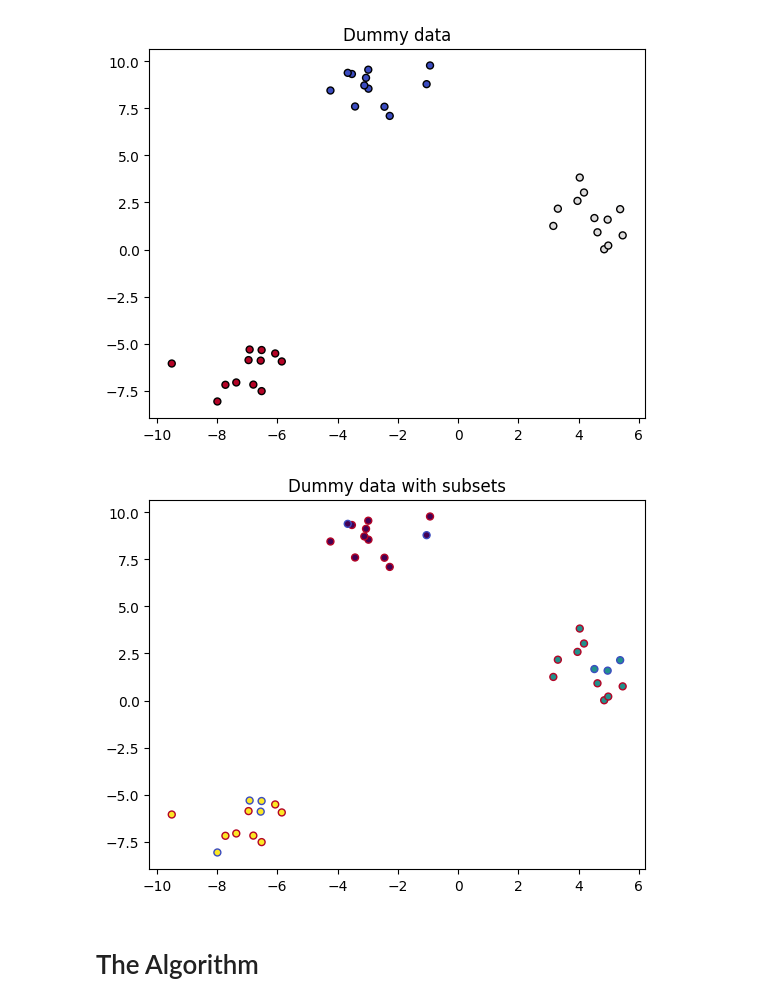
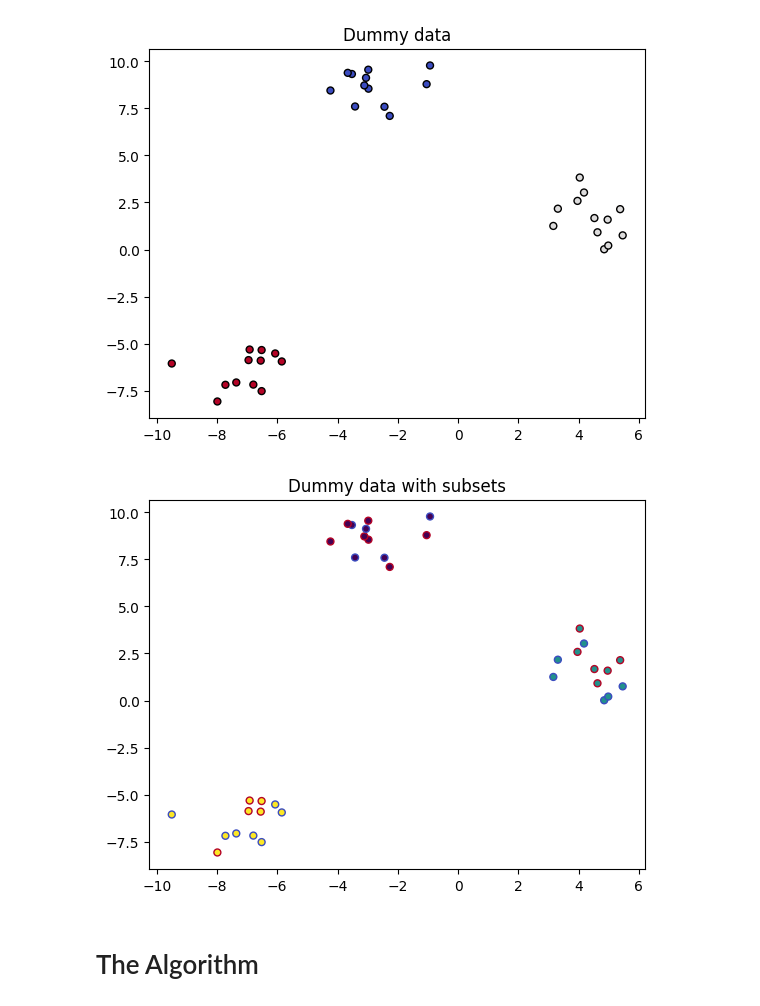
Before and after one commit to TheTree27/fair-kMSR, a Jupyter notebook: fkmsr.ipynb, the cells around one changed output. Saved outputs shown, nothing was run; the diff lists cells and outputs as text; code cells hidden in the pictures.

```diff
--- a/fkmsr.ipynb
+++ b/fkmsr.ipynb
@@ -33,18 +35,18 @@ plt.show()
 # %% [output]
 [figure]
 # %%
-# choosing points to represent two subsets in 1:3 ratio:
-subset_membership = np.array([10 if index % 4 == 0 else 200 for index in range(len(points))])
+# choosing points to represent two subsets in 1:1 ratio:
+subset_membership = np.array([1 if index % 2 == 0 else 0 for index in range(len(points))])
 
 
 cmap=plt.cm.coolwarm
 norm = mcolors.Normalize(vmin=min(subset_membership), vmax=max(subset_membership))
 edge_colors = cmap(norm(subset_membership))
 plt.title("Dummy data with subsets")
 plt.scatter(points[:, 0], points[:, 1], marker='o',c=cluster_membership, s=25, edgecolor=edge_colors)
 plt.show()
 # %% [output]
-[figure, old version]
+[figure, new version]
 # %% [markdown]
 # The Algorithm
 # %% [markdown]
```
Also changed, not shown: parts of 10 cells of this notebook.
